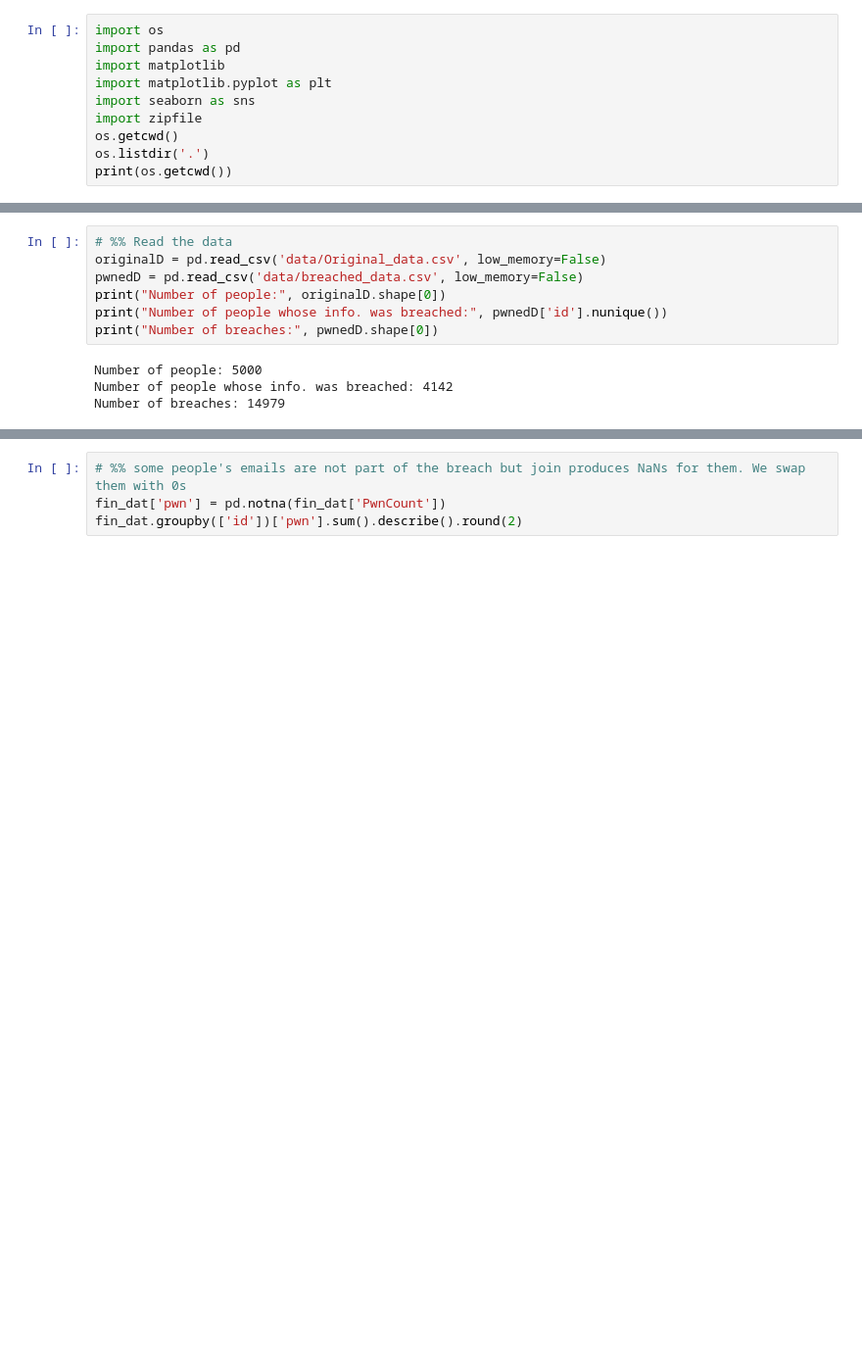
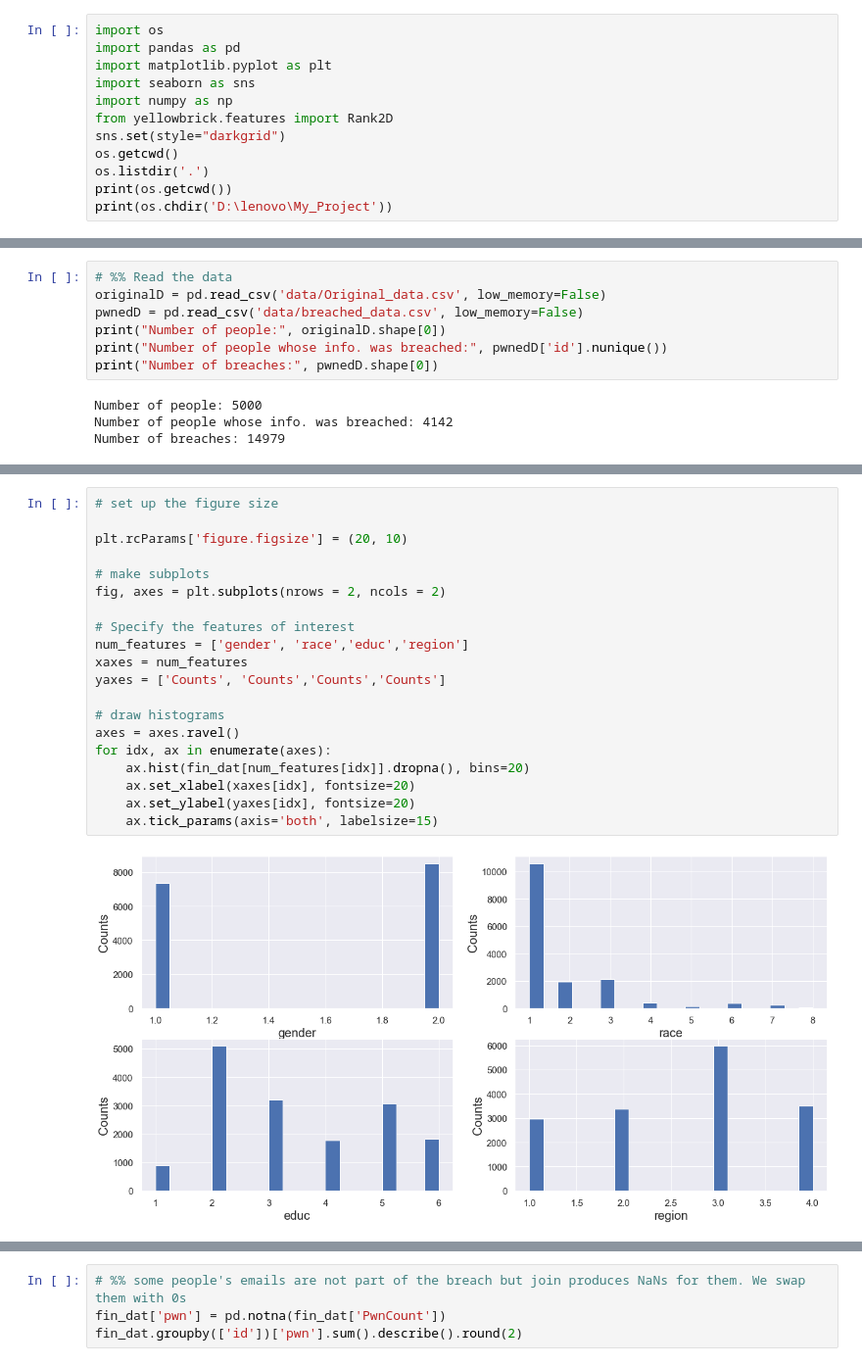
Before and after one commit to ashalin10/ml-ds-python, a Jupyter notebook: scripts.ipynb, the cells around one changed output, grey strips where cells are left out. Shown: that part at 98% size. Cells and saved outputs as stored; diff of their text form; blank space fills up the shorter version.

```diff
--- a/scripts.ipynb
+++ b/scripts.ipynb
@@ -3,11 +3,13 @@
 # %%
 import os
 import pandas as pd
-import matplotlib
 import matplotlib.pyplot as plt
 import seaborn as sns
-import zipfile
+import numpy as np
+from yellowbrick.features import Rank2D
+sns.set(style="darkgrid")
 os.getcwd()
 os.listdir('.')
 print(os.getcwd())
+print(os.chdir('D:\lenovo\My_Project'))
 # %% [output]
@@ -31,0 +91,22 @@ Number of rows in the final dataset:  15837
+# %%
+# set up the figure size
+
+plt.rcParams['figure.figsize'] = (20, 10)
+
+# make subplots
+fig, axes = plt.subplots(nrows = 2, ncols = 2)
+
+# Specify the features of interest
+num_features = ['gender', 'race','educ','region']
+xaxes = num_features
+yaxes = ['Counts', 'Counts','Counts','Counts']
+
+# draw histograms
+axes = axes.ravel()
+for idx, ax in enumerate(axes):
+    ax.hist(fin_dat[num_features[idx]].dropna(), bins=20)
+    ax.set_xlabel(xaxes[idx], fontsize=20)
+    ax.set_ylabel(yaxes[idx], fontsize=20)
+    ax.tick_params(axis='both', labelsize=15)
+# %% [output]
+[figure, added]
```
Also changed, not shown: parts of 57 cells of this notebook.
